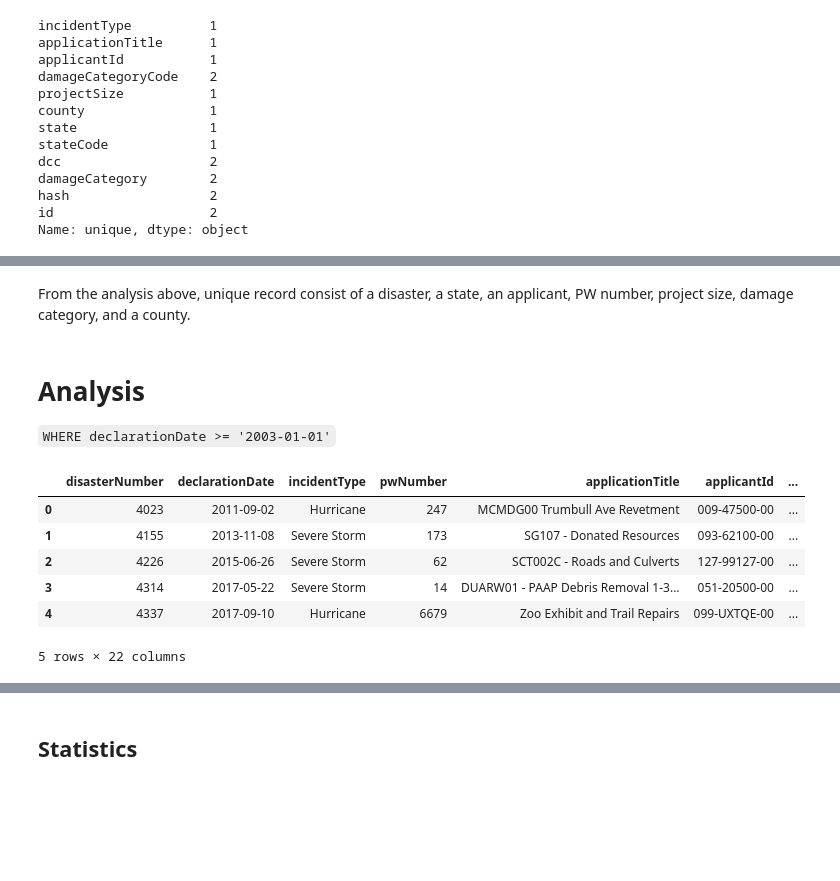
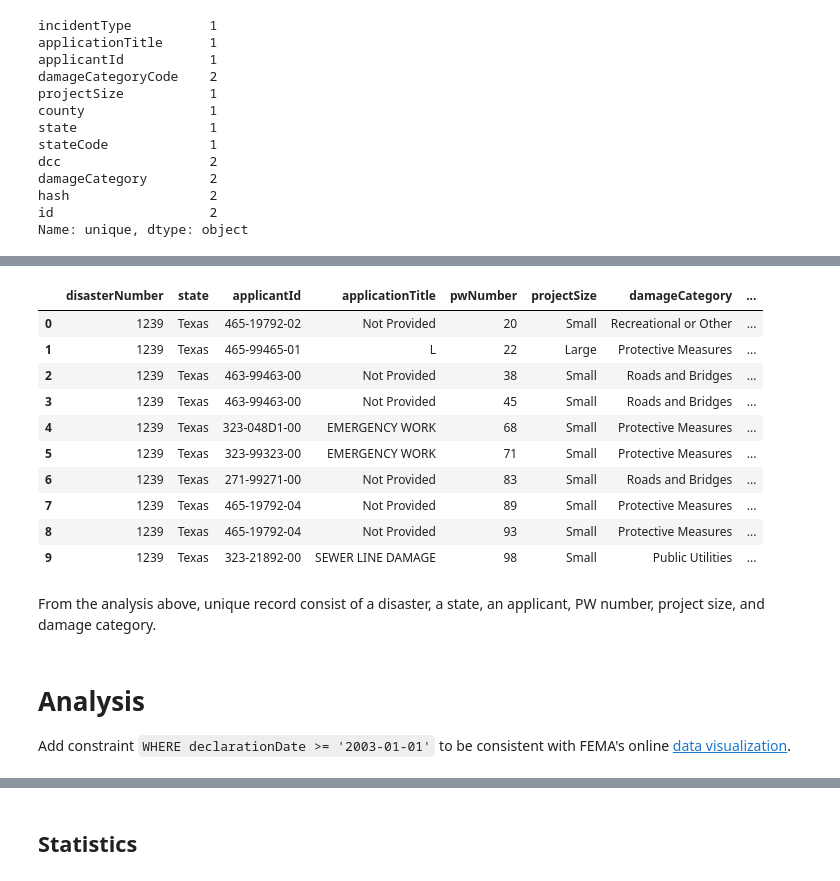
Before and after one commit to mebauer/fema-disaster-information, a Jupyter notebook: public-assistance.ipynb, the cells around one changed output, grey strips where cells are left out. Cells and saved outputs as stored; diff of their text form; code cells hidden in the pictures; blank space fills up the shorter version.

```diff
--- a/public-assistance.ipynb
+++ b/public-assistance.ipynb
@@ -337,19 +355,37 @@ con.sql(sql).df()
+# %%
+# add project size
+sql = """
+    SELECT
+       disasterNumber,
+       state,
+       applicantId,
+       applicationTitle,
+       pwNumber,
+       projectSize,
+       damageCategory,
+       count(id) AS count
+    FROM
+        public_assistance
+    GROUP BY ALL
+    ORDER BY count DESC, disasterNumber ASC
+    LIMIT 10
+"""
+
+con.sql(sql).df()
+# %% [output]
+|  | disasterNumber | state | applicantId | applicationTitle | pwNumber | projectSize | damageCategory | ... |
+| 0 | 1239 | Texas | 465-19792-02 | Not Provided | 20 | Small | Recreational or Other | ... |
+| 1 | 1239 | Texas | 465-99465-01 | L | 22 | Large | Protective Measures | ... |
+| 2 | 1239 | Texas | 463-99463-00 | Not Provided | 38 | Small | Roads and Bridges | ... |
+| 3 | 1239 | Texas | 463-99463-00 | Not Provided | 45 | Small | Roads and Bridges | ... |
+| 4 | 1239 | Texas | 323-048D1-00 | EMERGENCY WORK | 68 | Small | Protective Measures | ... |
+| 5 | 1239 | Texas | 323-99323-00 | EMERGENCY WORK | 71 | Small | Protective Measures | ... |
+| 6 | 1239 | Texas | 271-99271-00 | Not Provided | 83 | Small | Roads and Bridges | ... |
+| 7 | 1239 | Texas | 465-19792-04 | Not Provided | 89 | Small | Protective Measures | ... |
+| 8 | 1239 | Texas | 465-19792-04 | Not Provided | 93 | Small | Protective Measures | ... |
+| 9 | 1239 | Texas | 323-21892-00 | SEWER LINE DAMAGE | 98 | Small | Public Utilities | ... |
 # %% [markdown]
-From the analysis above, unique record consist of a disaster, a state, an applicant, PW number, project size, damage category, and a county.
+From the analysis above, unique record consist of a disaster, a state, an applicant, PW number, project size, and damage category.
 # %% [markdown]
 # Analysis
-`WHERE declarationDate >= '2003-01-01'`
+Add constraint `WHERE declarationDate >= '2003-01-01'` to be consistent with FEMA's online [data visualization](https://www.fema.gov/data-visualization/public-assistance-program-summary-obligations).
-# %%
-con.sql("""
-    SELECT *
-    FROM public_assistance
-    LIMIT 5
-""").df()
-# %% [output]
-|  | disasterNumber | declarationDate | incidentType | pwNumber | applicationTitle | applicantId | ... |
-| 0 | 4023 | 2011-09-02 | Hurricane | 247 | MCMDG00 Trumbull Ave Revetment | 009-47500-00 | ... |
-| 1 | 4155 | 2013-11-08 | Severe Storm | 173 | SG107 - Donated Resources | 093-62100-00 | ... |
-| 2 | 4226 | 2015-06-26 | Severe Storm | 62 | SCT002C - Roads and Culverts | 127-99127-00 | ... |
-| 3 | 4314 | 2017-05-22 | Severe Storm | 14 | DUARW01 - PAAP Debris Removal 1-3... | 051-20500-00 | ... |
-| 4 | 4337 | 2017-09-10 | Hurricane | 6679 | Zoo Exhibit and Trail Repairs | 099-UXTQE-00 | ... |
-5 rows × 22 columns
```
Also changed, not shown: parts of 36 cells of this notebook, 1 other file.
